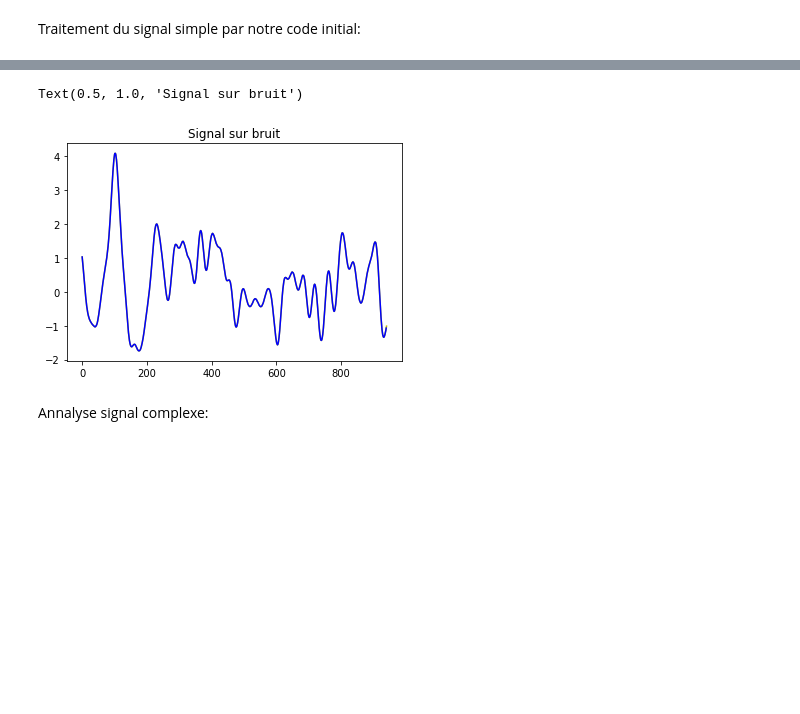
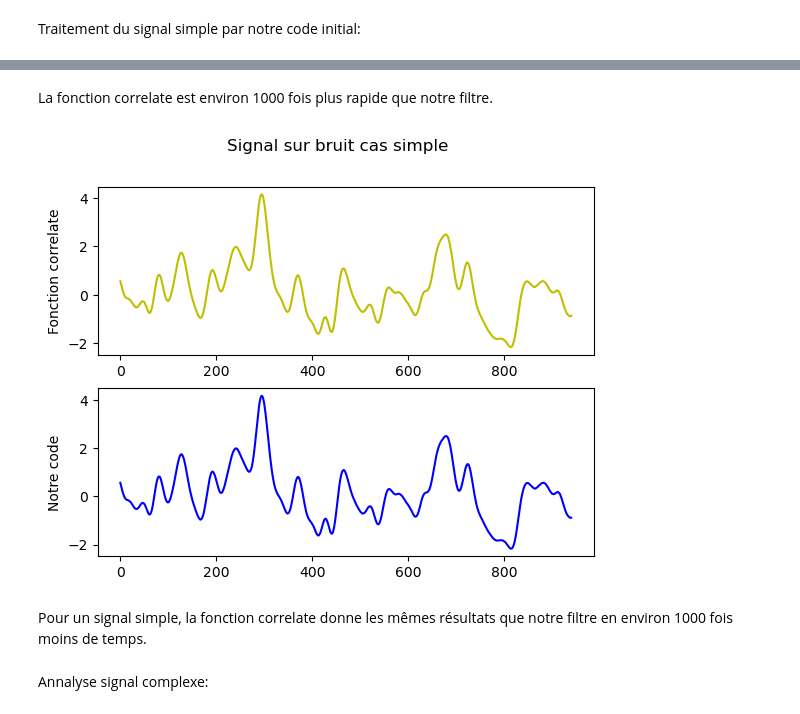
Before and after one commit to Ovive57/M2_filtrage, a Jupyter notebook: Comparaison des outils développés avec des librairies dédiées.ipynb, the cells around one changed output, grey strips where cells are left out. Drawn from its saved outputs; the diff is of its cells as text; code cells hidden in the pictures; blank space fills up the shorter version.

```diff
--- a/Comparaison des outils développés avec des librairies dédiées.ipynb
+++ b/Comparaison des outils développés avec des librairies dédiées.ipynb
@@ -85,11 +85,20 @@ print(t_2)
+# %% [markdown]
+La fonction correlate est environ 1000 fois plus rapide que notre filtre.
 # %%
-plt.plot(SNR_2, 'y')
-plt.plot(SNR, 'b')
-plt.title("Signal sur bruit")
-# Le signal est tronqué, il faut utilisé le mode valid pour ne pas avoir un décalage
+fig, (ax1, ax2) = plt.subplots(2, 1)
+fig.suptitle('Signal sur bruit cas simple')
+
+ax1.plot(SNR_2, 'y')
+ax1.set_ylabel('Fonction correlate')
+
+ax2.plot(SNR, 'b')
+ax2.set_ylabel('Notre code')
+
+plt.show()
 # %% [output]
-Text(0.5, 1.0, 'Signal sur bruit')
-[figure, old version]
+[figure, new version]
+# %% [markdown]
+Pour un signal simple, la fonction correlate donne les mêmes résultats que notre filtre en environ 1000 fois moins de temps.
 # %% [markdown]
 Annalyse signal complexe:
 # %% [markdown]
```
Also changed, not shown: parts of 12 cells of this notebook, 2 other files.
